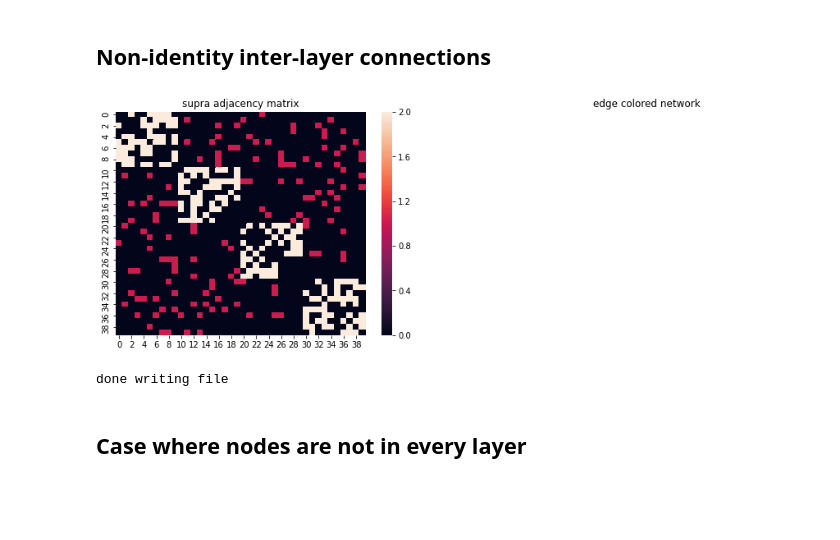
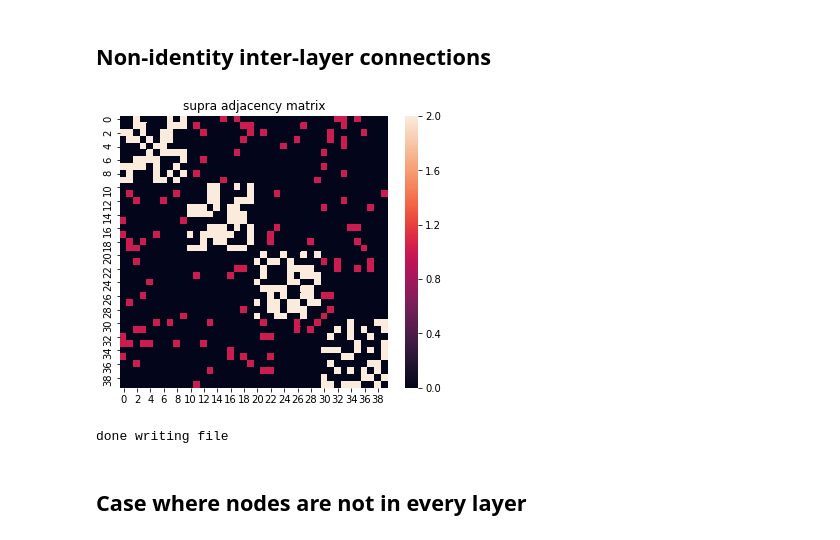
Before and after one commit to asizemore/multilayer_network_examples, a Jupyter notebook: slide_figures.ipynb, the cells around one changed output. Saved outputs shown, nothing was run; the diff lists cells and outputs as text; code cells hidden in the pictures; blank space fills up the shorter version.

Commit message:
updated layouts

```diff
--- a/slide_figures.ipynb
+++ b/slide_figures.ipynb
@@ -354,64 +295,68 @@ done writing file
 # %% [markdown]
 ## Non-identity inter-layer connections
 # %%
+# Set filename
+filename = "data/mx_slide12.json"
+
+# Define number of nodes (number of nodes in largest layer)
 nNodes = 10
+
+# Define number of levels
 nLayers = 4
 
+# Use multinetx to generate graphs each on nNodes nodes
 graph_layers = [mx.generators.erdos_renyi_graph(nNodes,0.5,seed=np.random.randint(1,300)) for i in np.arange(nLayers)]
 
 
-# Define adjacency between layers
+# Define adjacency between layers. Now we randomly connect nodes in separate layers.
 adj_block = mx.lil_matrix(np.zeros((nNodes*nLayers,nNodes*nLayers)))
 
 for i in np.arange(nLayers-1):
     for l in np.arange(i+1,nLayers):
         adj_block[i*nNodes:(i+1)*nNodes, (l)*nNodes:(l+1)*nNodes] = np.random.choice([0,1],size=(nNodes,nNodes),replace=True,p=[0.9,0.1])   # L_1*
 
 adj_block += adj_block.T
 
 # Create multilayer graph
 mg = mx.MultilayerGraph(list_of_layers=graph_layers,
                         inter_adjacency_matrix=adj_block)
 
+# Set edge weights
 mg.set_edges_weights(intra_layer_edges_weight=2,
                      inter_layer_edges_weight=1)
+
+## Plot the supra-adjacency matrix
+fig = plt.figure(figsize=(6,5))
+sns.heatmap(mx.adjacency_matrix(mg,weight='weight').todense())
+plt.title('supra adjacency matrix');
+# %% [output]
+[figure, added]
 # %%
-## Save to json and plot draft fig
+# Write to json file
 
-fig = plt.figure(figsize=(15,5))
-ax1 = fig.add_subplot(121)
-sns.heatmap(mx.adjacency_matrix(mg,weight='weight').todense())
-ax1.set_title('supra adjacency matrix')
+# We'll use networkx positioning to get nice layouts. We create a layout using a layer that contains all nNodes nodes.
+# In this case both layers are the same size so it doesn't matter :)
+# Feel free to change the layout used here. It will be reflected in the d3 plot.
+pos = nx.layout.fruchterman_reingold_layout(g1, dim=3)
 
-ax2 = fig.add_subplot(122)
-ax2.axis('off')
-ax2.set_title('edge colored network')
-# pos = mx.get_position(mg,mx.fruchterman_reingold_layout(g1),
-#                       layer_vertical_shift=2.5,
-#                       layer_horizontal_shift=0.0,
-#                       proj_angle=30)
-# mx.draw_networkx(mg,pos=pos,ax=ax2,node_size=50,with_labels=False,
-#                  edge_color=[mg[a][b]['weight'] for a,b in mg.edges()],
-#                  edge_cmap=plt.cm.jet_r)
-
-pos = nx.layout.fruchterman_reingold_layout(g1, dim=3)
-plt.show()
-
-## Define dictionaries and save to json
-
-# From the sparse adj, make a networkx graph and add node attributes
+# We'll take advantage of networkx's nice json writing function later, so transform the mx graph into a large nx graph.
 G = nx.from_numpy_array(mx.adjacency_matrix(mg,weight='weight').todense())
 
+# scalefact helps us position the graph appropriately. I like 20 in general.
+scalefact = 20
+
+# z_shift sets an intitial measure for how far apart the levels will sit. This will later be stretched
+# by the d3 code but worth setting here to separate layers more.
+z_shift = 2
+
+## Setting node attributes
+# Each node will get attributes L1=node id, L2=slice number, x position, y position, z positions, and name/id
 L2_classes = np.arange(nLayers)
-## Each node will get attributes L1=node id, L2=slice number, x position, y position, and name/id
-
-scalefact = 20
-id_dict = {i:("id"+str(i)) for i in np.arange(nNodes*nLevels)}
+id_dict = {i:("id"+str(i)) for i in np.arange(nNodes*nLayers)}
 x_dict = {}
 y_dict = {}
 L2_dict = {}
 z_dict = {}
-z_shift = 2
 L1_dict = {}
 for level in L2_classes:
     pos_dict = pos
@@ -422,7 +367,7 @@ for level in L2_classes:
     L1_dict.update({(i+level*nNodes):int(i) for i in np.arange(nNodes)})
 
 
-# nx.set_node_attributes(G, pos, name="pos")
+# Now assign the attributes to the nodes in G
 nx.set_node_attributes(G, id_dict, name = "name")
 nx.set_node_attributes(G, x_dict, name = "x")
 nx.set_node_attributes(G, y_dict, name = "y")
@@ -430,24 +375,14 @@ nx.set_node_attributes(G, z_dict, name = "z")
 nx.set_node_attributes(G, L1_dict, name= "L1")
 nx.set_node_attributes(G, L2_dict, name= "L2")
 
-# ## Set edge attributes
-# edge_dict = {}
-# for edge in G.edges():
 
-#     edge_dict[edge] = birth_times[max(edge[0],edge[1])]
-
-# edge_dict
-# nx.set_edge_attributes(G,edge_dict, name = "birth_time")
-
-## Write to json file
-
+# Finally write to json file
 G_json = json_graph.node_link_data(G)
-with open('data/mx_slide12.json', 'w') as fp:
+with open(filename, 'w') as fp:
     json.dump(G_json, fp)
 
 print("done writing file")
 # %% [output]
-[figure, removed]
 done writing file
 # %% [markdown]
 ## Case where nodes are not in every layer
```
Also changed, not shown: parts of 11 cells of this notebook, 5 other files.
